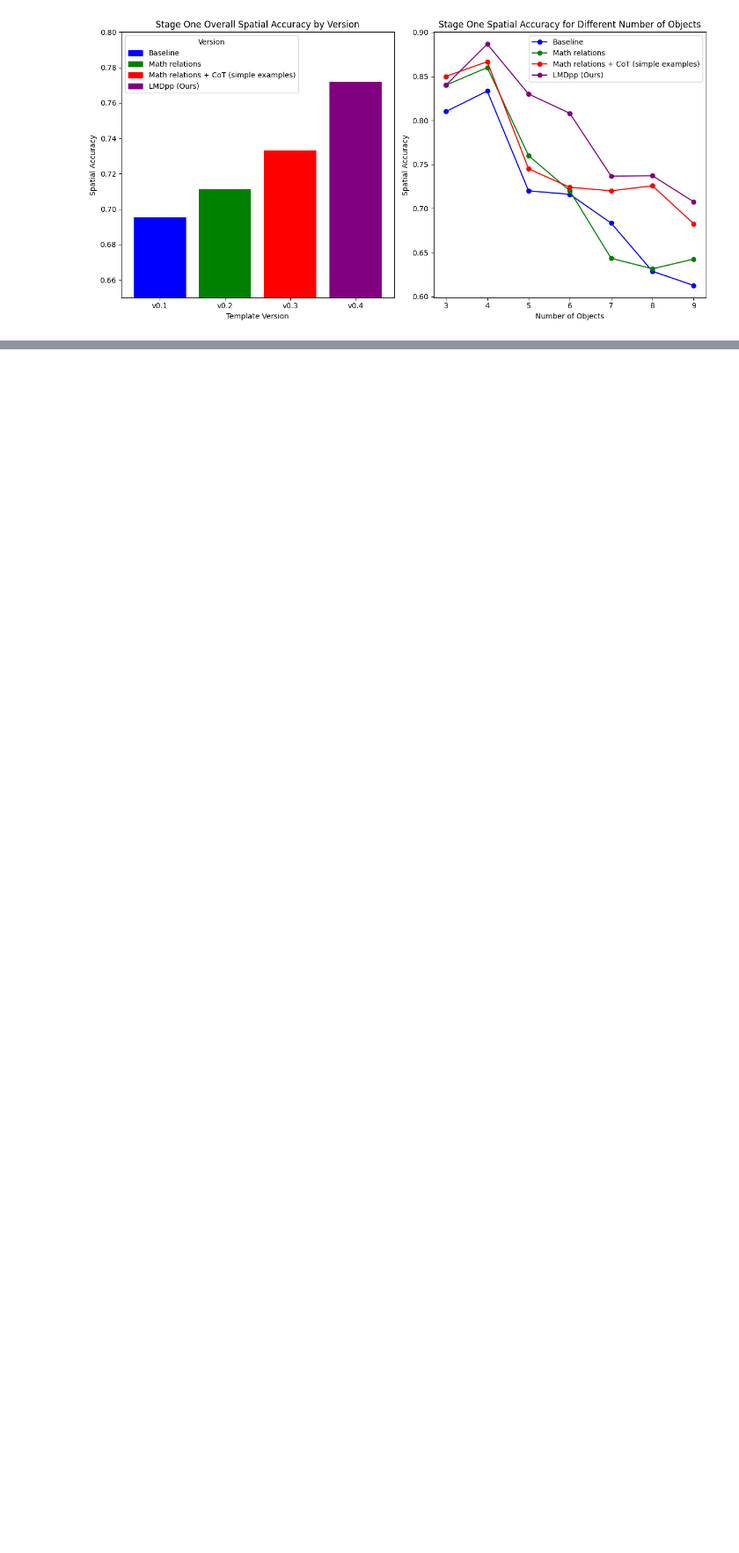
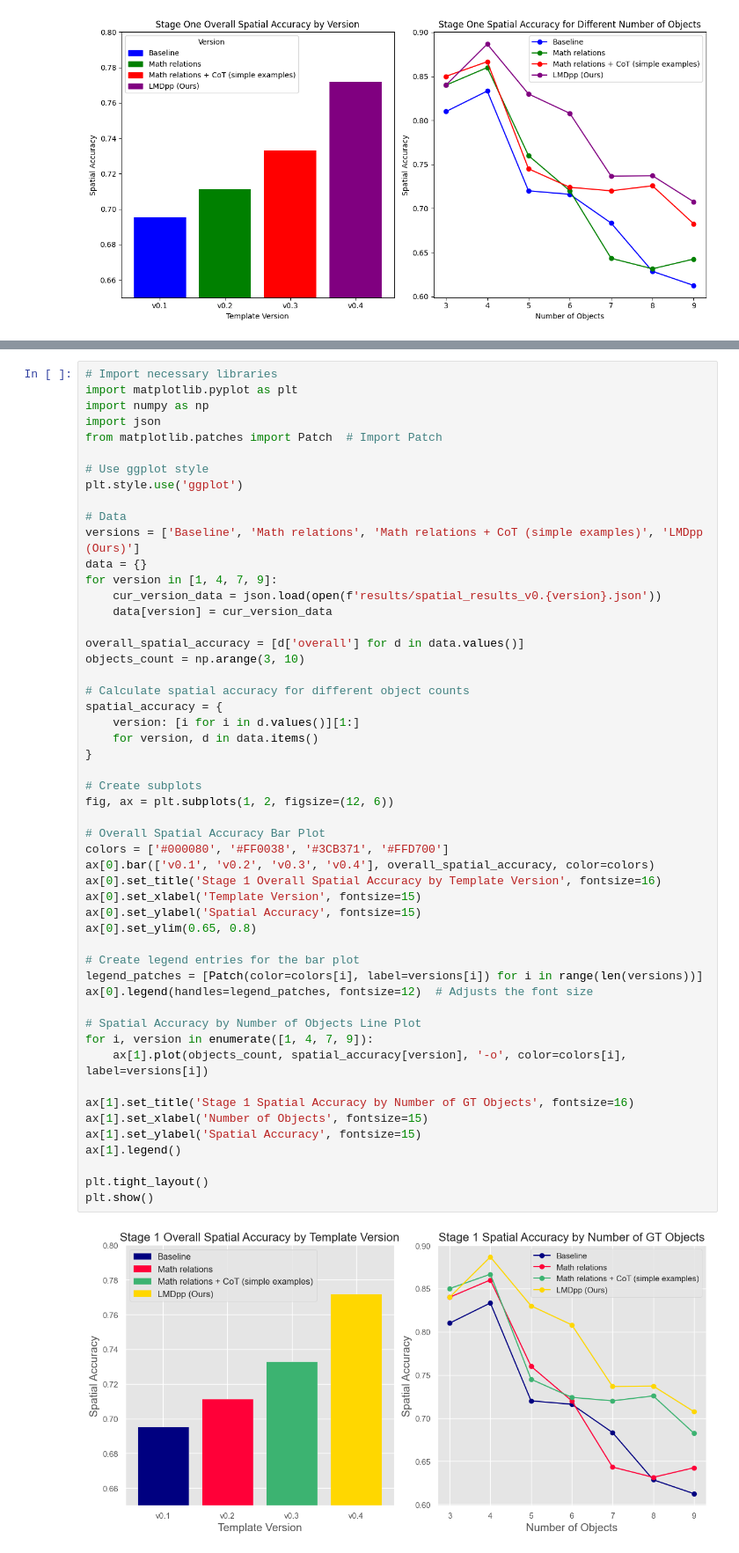
Before and after one commit to weiyueli7/SON, a Jupyter notebook: vis.ipynb, the cells around one changed output, grey strips where cells are left out. Shown: that part at 88% size. Cells and saved outputs as stored; diff of their text form; blank space fills up the shorter version.

Commit message:
update plot style

```diff
--- a/vis.ipynb
+++ b/vis.ipynb
@@ -121,0 +102,54 @@ data
+# %%
+# Import necessary libraries
+import matplotlib.pyplot as plt
+import numpy as np
+import json
+from matplotlib.patches import Patch  # Import Patch
+
+# Use ggplot style
+plt.style.use('ggplot')
+
+# Data
+versions = ['Baseline', 'Math relations', 'Math relations + CoT (simple examples)', 'LMDpp (Ours)']
+data = {}
+for version in [1, 4, 7, 9]:
+    cur_version_data = json.load(open(f'results/spatial_results_v0.{version}.json'))
+    data[version] = cur_version_data
+
+overall_spatial_accuracy = [d['overall'] for d in data.values()]
+objects_count = np.arange(3, 10)
+
+# Calculate spatial accuracy for different object counts
+spatial_accuracy = {
+    version: [i for i in d.values()][1:]
+    for version, d in data.items()
+}
+
+# Create subplots
+fig, ax = plt.subplots(1, 2, figsize=(12, 6))
+
+# Overall Spatial Accuracy Bar Plot
+colors = ['#000080', '#FF0038', '#3CB371', '#FFD700']
+ax[0].bar(['v0.1', 'v0.2', 'v0.3', 'v0.4'], overall_spatial_accuracy, color=colors)
+ax[0].set_title('Stage 1 Overall Spatial Accuracy by Template Version', fontsize=16)
+ax[0].set_xlabel('Template Version', fontsize=15)
+ax[0].set_ylabel('Spatial Accuracy', fontsize=15)
+ax[0].set_ylim(0.65, 0.8)
+
+# Create legend entries for the bar plot
+legend_patches = [Patch(color=colors[i], label=versions[i]) for i in range(len(versions))]
+ax[0].legend(handles=legend_patches, fontsize=12)  # Adjusts the font size
+
+# Spatial Accuracy by Number of Objects Line Plot
+for i, version in enumerate([1, 4, 7, 9]):
+    ax[1].plot(objects_count, spatial_accuracy[version], '-o', color=colors[i], label=versions[i])
+
+ax[1].set_title('Stage 1 Spatial Accuracy by Number of GT Objects', fontsize=16)
+ax[1].set_xlabel('Number of Objects', fontsize=15)
+ax[1].set_ylabel('Spatial Accuracy', fontsize=15)
+ax[1].legend()
+
+plt.tight_layout()
+plt.show()
+# %% [output]
+[figure, added]
```
Also changed, not shown: parts of 2 cells of this notebook.
